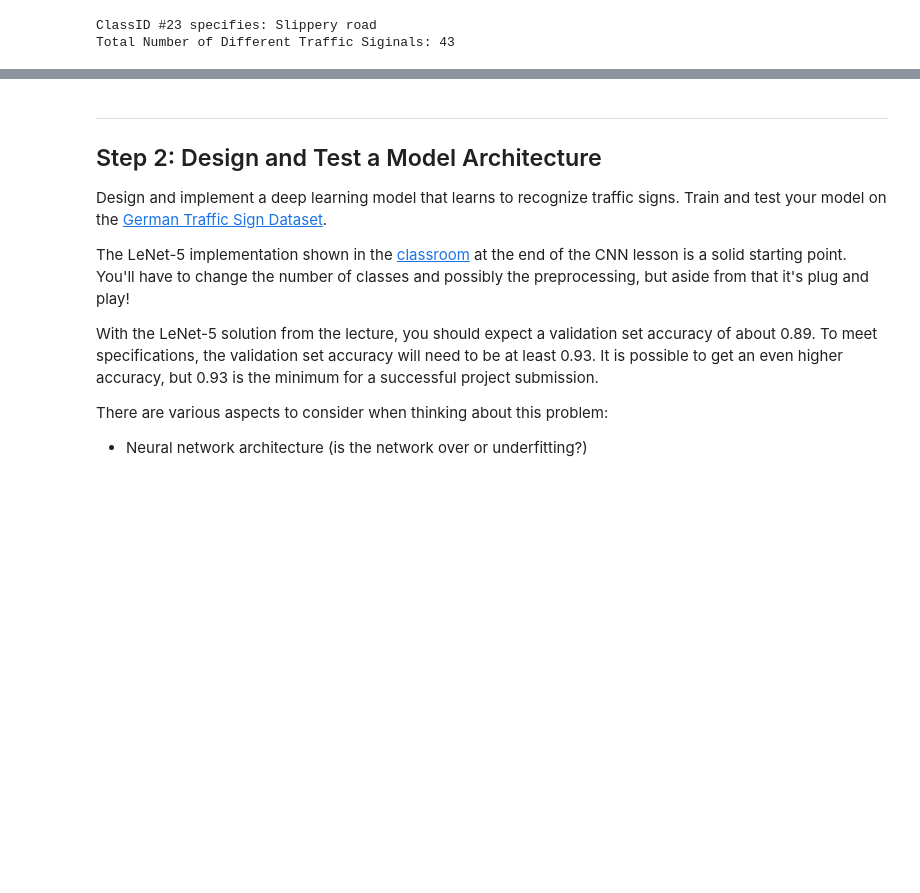
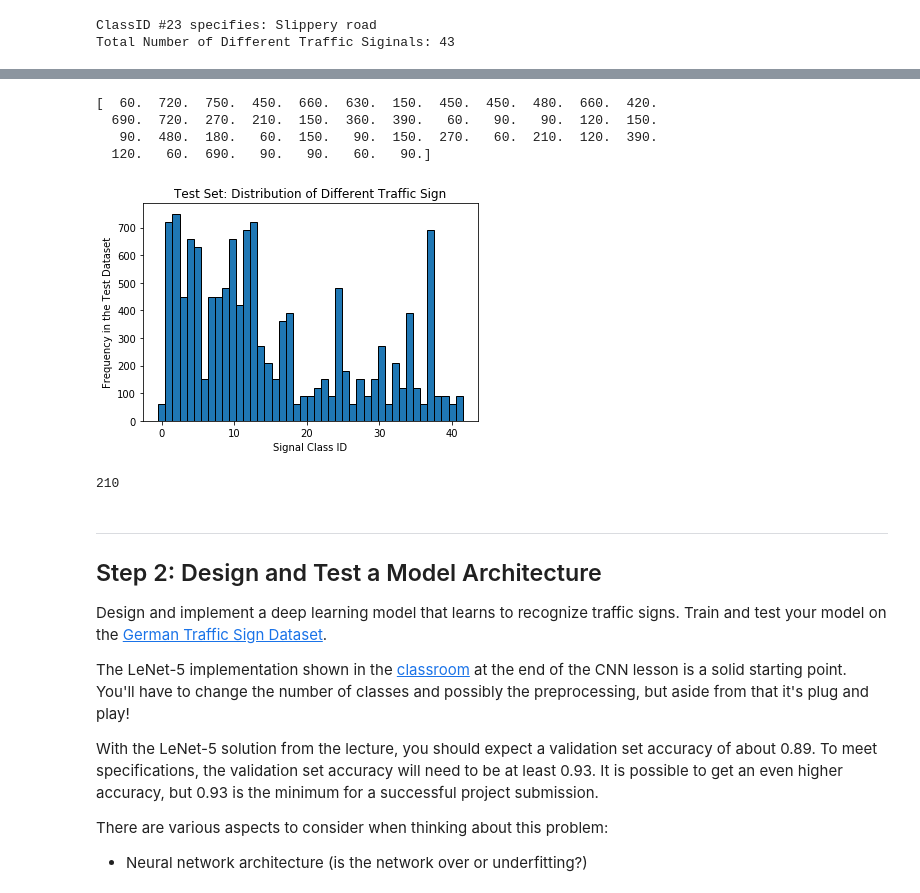
Before and after one commit to kushshukla24/P2_TrafficSignalClassifier, a Jupyter notebook: Traffic_Sign_Classifier.ipynb, the cells around one changed output, grey strips where cells are left out. Saved outputs shown, nothing was run; the diff lists cells and outputs as text; code cells hidden in the pictures; blank space fills up the shorter version.

```diff
--- a/Traffic_Sign_Classifier.ipynb
+++ b/Traffic_Sign_Classifier.ipynb
@@ -125,3 +152,21 @@ Signal Means: Speed limit (50km/h)
+# %%
+frequency = plt.hist(y_test, bins=43, align='left', edgecolor='black')
+plt.title("Test Set: Distribution of Different Traffic Sign")
+plt.xlabel("Signal Class ID")
+plt.ylabel("Frequency in the Test Dataset")
+
+print(frequency[0])
+# %% [output]
+[  60.  720.  750.  450.  660.  630.  150.  450.  450.  480.  660.  420.
+  690.  720.  270.  210.  150.  360.  390.   60.   90.   90.  120.  150.
+   90.  480.  180.   60.  150.   90.  150.  270.   60.  210.  120.  390.
+  120.   60.  690.   90.   90.   60.   90.]
+[figure, added]
+# %%
+a = set(y_train)
+len(y_train[y_train==42])
+# %% [output]
+210
 # %% [markdown]
 ----
 
```
Also changed, not shown: parts of 8 cells of this notebook, 9 other files.
